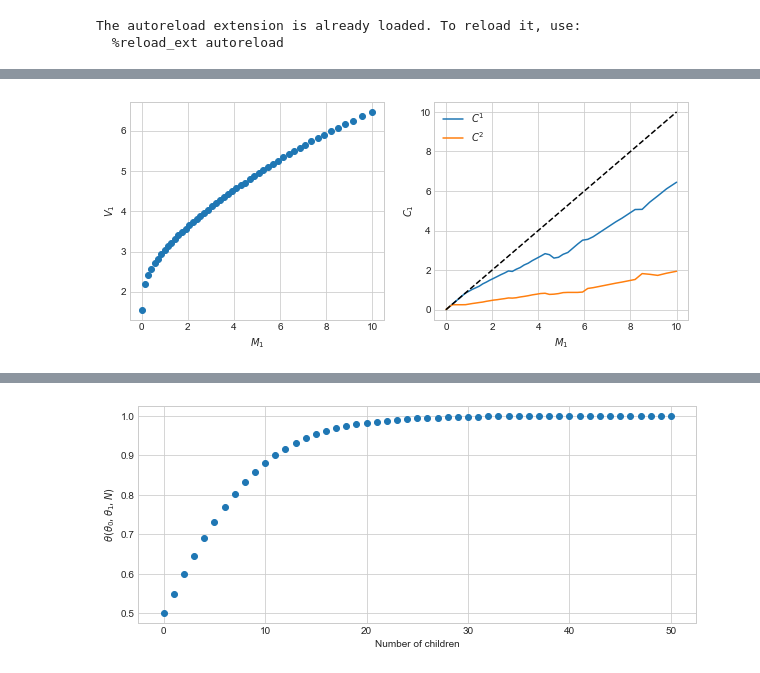
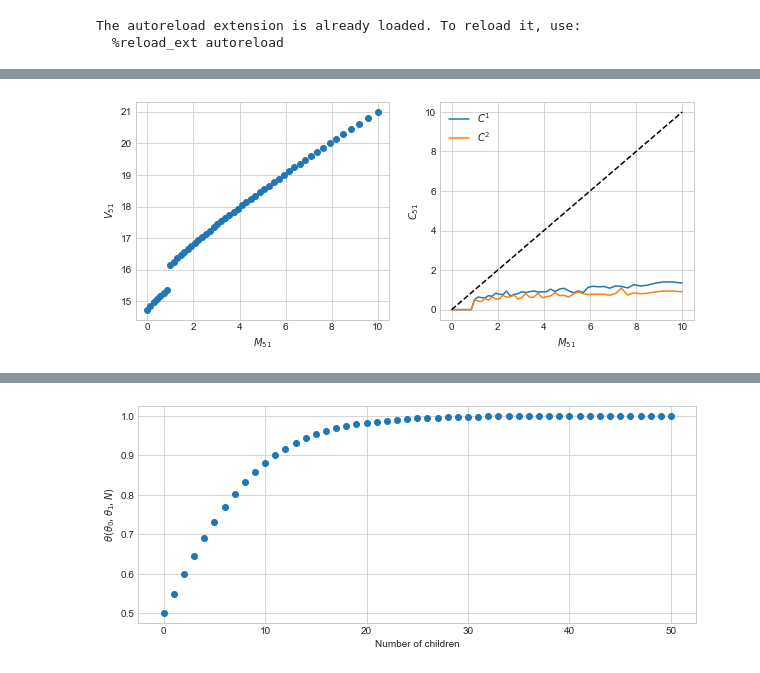
Before and after one commit to emilblicher/DP2021, a Jupyter notebook: Model w VFI/Sims.ipynb, the cells around one changed output, grey strips where cells are left out. Saved outputs shown, nothing was run; the diff lists cells and outputs as text; code cells hidden in the pictures.

```diff
--- a/Model w VFI/Sims.ipynb
+++ b/Model w VFI/Sims.ipynb
@@ -25,25 +45,25 @@ sol = model.solve(par)
 # %%
 # Define a function for the solution
-def plot_solution(sol,par,t):
+def plot_solution(sol,par,t,n):
     fig = plt.figure(figsize=(10,4))# figsize is in inches...
 
     ax = fig.add_subplot(1,2,1)
-    ax.scatter(par.grid_M,sol.V[t])
+    ax.scatter(par.grid_M,sol.V[t,n])
     ax.set_xlabel("$M_{" + str(t+1) + "}$")
     ax.set_ylabel("$V_{" + str(t+1) + "}$")
 
     ax_right = fig.add_subplot(1,2,2)
-    ax_right.plot(par.grid_M,sol.c1[t])
-    ax_right.plot(par.grid_M,sol.c2[t])
+    ax_right.plot(par.grid_M,sol.c1[t,n])
+    ax_right.plot(par.grid_M,sol.c2[t,n])
     ax_right.plot(par.grid_M,par.grid_M,color='black',linestyle='dashed')
     ax_right.set_xlabel("$M_{" + str(t+1) + "}$")
     ax_right.set_ylabel("$C_{" + str(t+1) + "}$")
     ax_right.legend(['$C^1$','$C^2$'])
     plt.show()
 
-plot_solution(sol,par,0)
+plot_solution(sol,par,50,1)
 # %% [output]
-[figure, old version]
+[figure, new version]
 # %%
 # Set-up
 par.mu = 0
```
Also changed, not shown: parts of 3 cells of this notebook, 1 other file.
